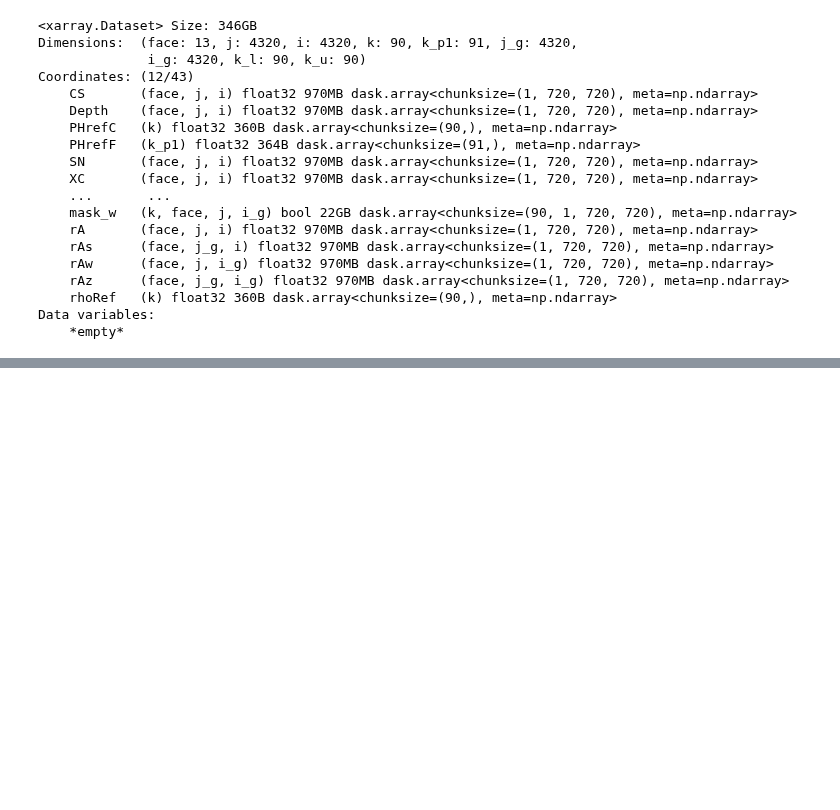
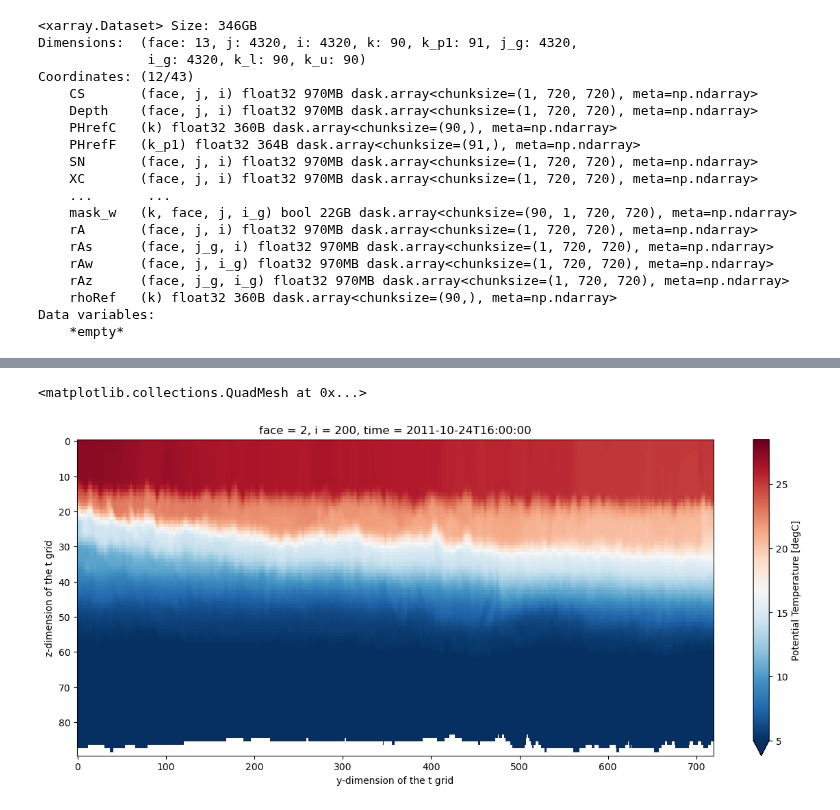
Before and after one commit to hainegroup/Poseidon-share, a Jupyter notebook: LLC4320_access_demonstration.ipynb, the cells around one changed output, grey strips where cells are left out. Cells and saved outputs as stored; diff of their text form; code cells hidden in the pictures; blank space fills up the shorter version.

Commit message:
Revision to LLC4320_access_demonstration.ipynb
Tidy up, more comments, and more plots.

```diff
--- a/LLC4320_access_demonstration.ipynb
+++ b/LLC4320_access_demonstration.ipynb
@@ -86,3 +110,11 @@ json_paths = [Salt_json, Theta_json, U_json, V_json, W_json, Eta_json, KPPhbl_js
               SIuice_json, SIvice_json, oceFWflx_json, oceQnet_json, oceQsw_json,
               oceSflux_json, oceTAUX_json, oceTAUY_json,
              ]
+
+# ====================================================================================
+# Preselect the variables you are interested! This provides a boost in performance.
+# For example, the following pre-selects a few variable that make up the bulk of LLC4320
+# ====================================================================================
+
+json_paths = json_paths[:6]
+json_paths
@@ -204,2 +232,7 @@ Wall time: 21.5 s
 <matplotlib.collections.QuadMesh at 0x...>
 [figure]
+# %%
+%%time
+fig= plt.figure(figsize=(15, 6), frameon=True, facecolor='w')
+ds['Theta'].isel(time=1000, face=2, i=200, j=slice(0, 720)).plot(cmap='RdBu_r', yincrease=False, vmin=5, vmax=28.5);
+# %% [output]
@@ -205,0 +241,2 @@ Wall time: 21.5 s
+<matplotlib.collections.QuadMesh at 0x...>
+[figure, added]
```
Also changed, not shown: parts of 35 cells of this notebook.
